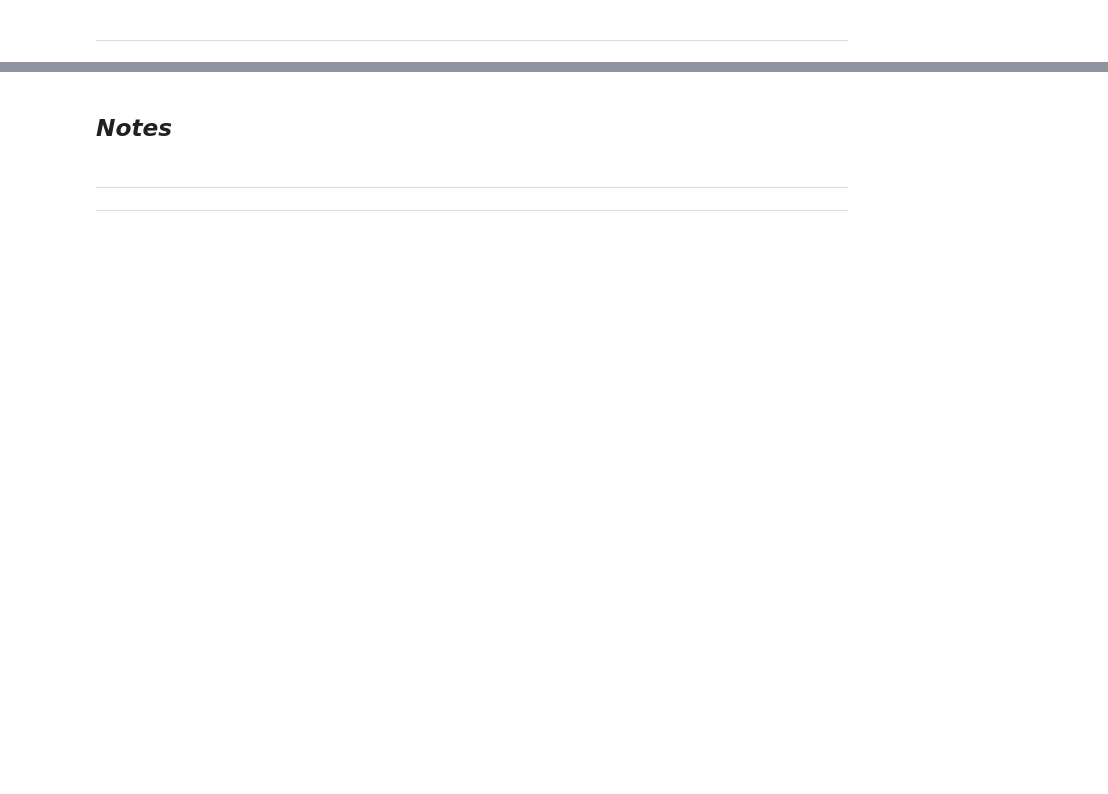
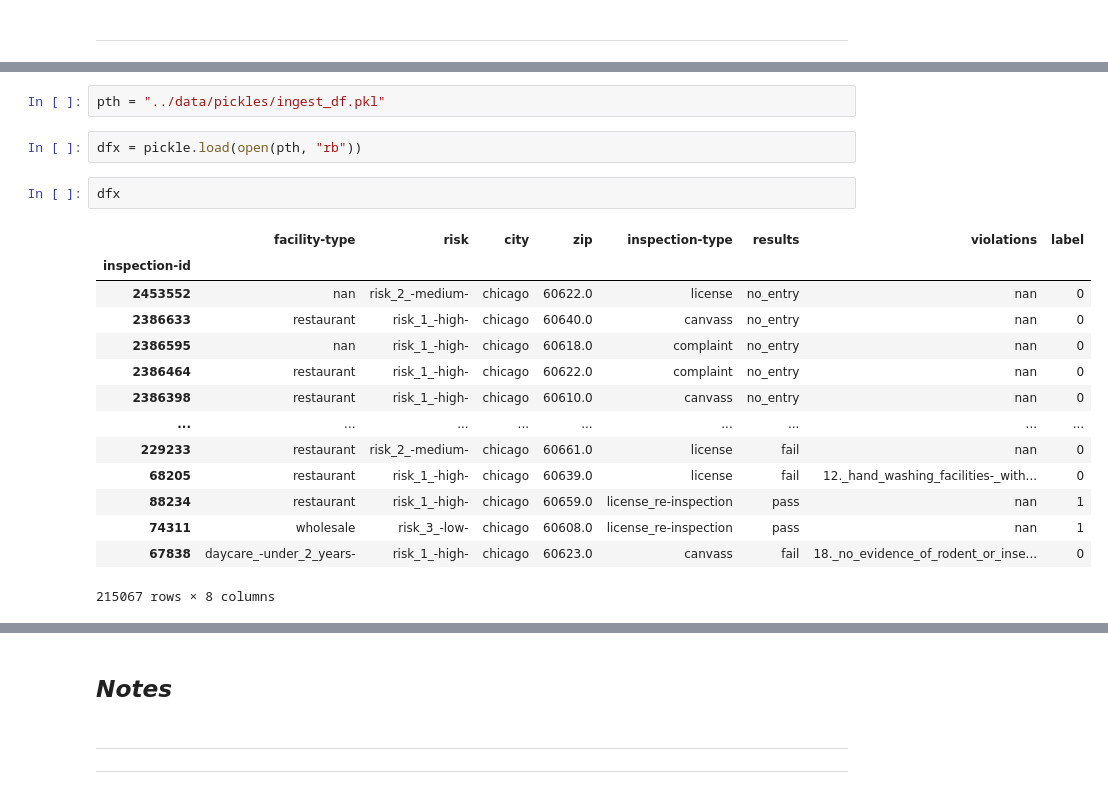
Before and after one commit to santibatte/dpa_2021, a Jupyter notebook: _robdir/rob_sandbox.ipynb, the cells around one changed output, grey strips where cells are left out. Cells and saved outputs as stored; diff of their text form; blank space fills up the shorter version.

```diff
--- a/_robdir/rob_sandbox.ipynb
+++ b/_robdir/rob_sandbox.ipynb
@@ -694,0 +548,21 @@ df_dict_x['dfx2']
+# %%
+pth = "../data/pickles/ingest_df.pkl"
+# %%
+dfx = pickle.load(open(pth, "rb"))
+# %%
+dfx
+# %% [output]
+|  | facility-type | risk | city | zip | inspection-type | results | violations | label |
+| inspection-id |  |  |  |  |  |  |  |  |
+| 2453552 | nan | risk_2_-medium- | chicago | 60622.0 | license | no_entry | nan | 0 |
+| 2386633 | restaurant | risk_1_-high- | chicago | 60640.0 | canvass | no_entry | nan | 0 |
+| 2386595 | nan | risk_1_-high- | chicago | 60618.0 | complaint | no_entry | nan | 0 |
+| 2386464 | restaurant | risk_1_-high- | chicago | 60622.0 | complaint | no_entry | nan | 0 |
+| 2386398 | restaurant | risk_1_-high- | chicago | 60610.0 | canvass | no_entry | nan | 0 |
+| ... | ... | ... | ... | ... | ... | ... | ... | ... |
+| 229233 | restaurant | risk_2_-medium- | chicago | 60661.0 | license | fail | nan | 0 |
+| 68205 | restaurant | risk_1_-high- | chicago | 60639.0 | license | fail | 12._hand_washing_facilities-_with... | 0 |
+| 88234 | restaurant | risk_1_-high- | chicago | 60659.0 | license_re-inspection | pass | nan | 1 |
+| 74311 | wholesale | risk_3_-low- | chicago | 60608.0 | license_re-inspection | pass | nan | 1 |
+| 67838 | daycare_-under_2_years- | risk_1_-high- | chicago | 60623.0 | canvass | fail | 18._no_evidence_of_rodent_or_inse... | 0 |
+215067 rows × 8 columns
```
Also changed, not shown: parts of 48 cells of this notebook.
